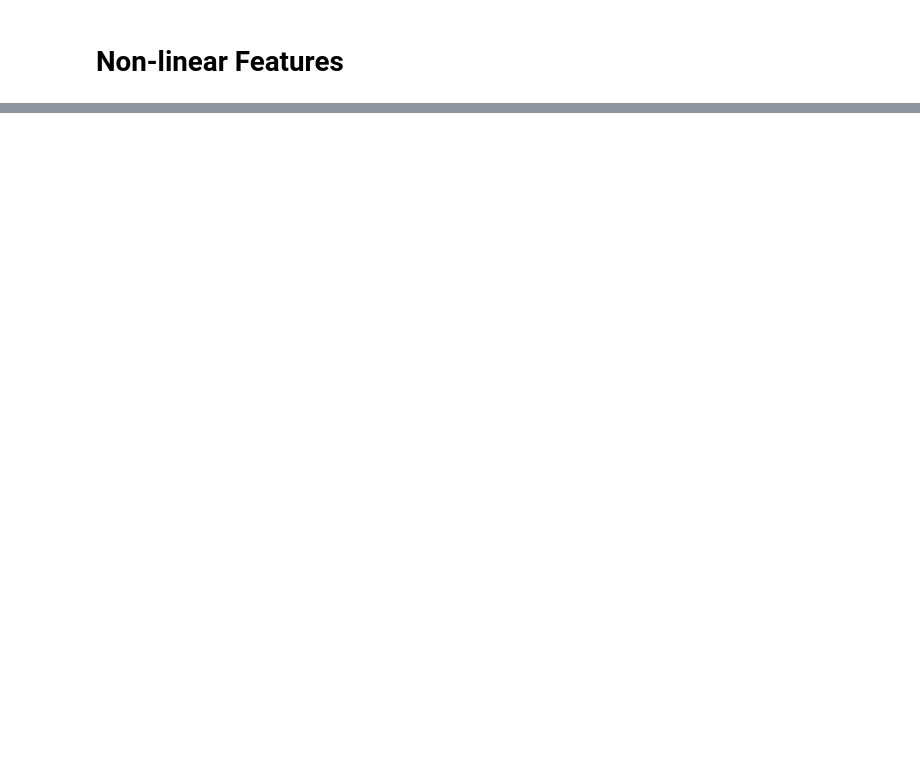
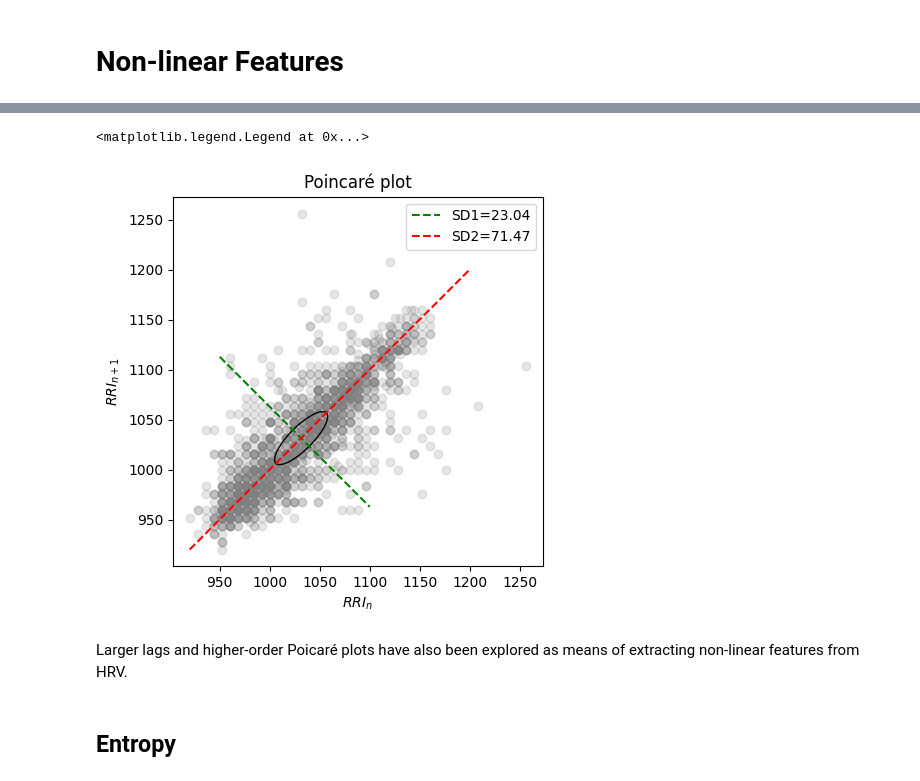
Before and after one commit to jkruse27/Tutorials, a Jupyter notebook: notebooks/hrv_basics.ipynb, the cells around one changed output, grey strips where cells are left out. Saved outputs shown, nothing was run; the diff lists cells and outputs as text; code cells hidden in the pictures; blank space fills up the shorter version.

```diff
--- a/notebooks/hrv_basics.ipynb
+++ b/notebooks/hrv_basics.ipynb
@@ -388,0 +461,52 @@ Text(0.5, 1.0, "Estimated PSD via Welch's method")
+# %%
+hrv = read_file(
+    '../data/example_hrv.csv',
+    resampling_rate = None,
+)
+
+segment = time_split(hrv, '30min')[1]
+X = segment[:-1]
+Y = segment[1:]
+
+# Computing the standard deviation with respect to each of the axis
+SD1 = np.std((X-Y)/np.sqrt(2))
+SD2 = np.std((X+Y)/np.sqrt(2))
+
+plt.scatter(X, Y, c='gray', alpha=0.2)
+
+plt.plot(
+    [950, 1100],
+    [2*np.mean(segment)-950, 2*np.mean(segment)-1100],
+    'g--',
+    label=f'SD1={SD1:.2f}'
+    )
+plt.plot(
+    [920, 1200],
+    [920, 1200],
+    'r--',
+    label=f'SD2={SD2:.2f}'
+    )
+
+ellipse = Ellipse((np.mean(X), np.mean(Y)),
+        width=SD2,
+        height=SD1,
+        angle=45,
+        fill=False,
+        edgecolor='k')
+
+plt.gca().add_patch(ellipse)
+
+plt.xlabel('$RRI_n$')
+plt.ylabel('$RRI_{n+1}$')
+
+plt.gca().set_aspect(1)
+
+plt.title('Poincaré plot')
+plt.legend()
+# %% [output]
+<matplotlib.legend.Legend at 0x...>
+[figure, added]
+# %% [markdown]
+Larger lags and higher-order Poicaré plots have also been explored as means of extracting non-linear features from HRV.
+# %% [markdown]
+## Entropy
```
Also changed, not shown: parts of 23 cells of this notebook, 1 other file.
